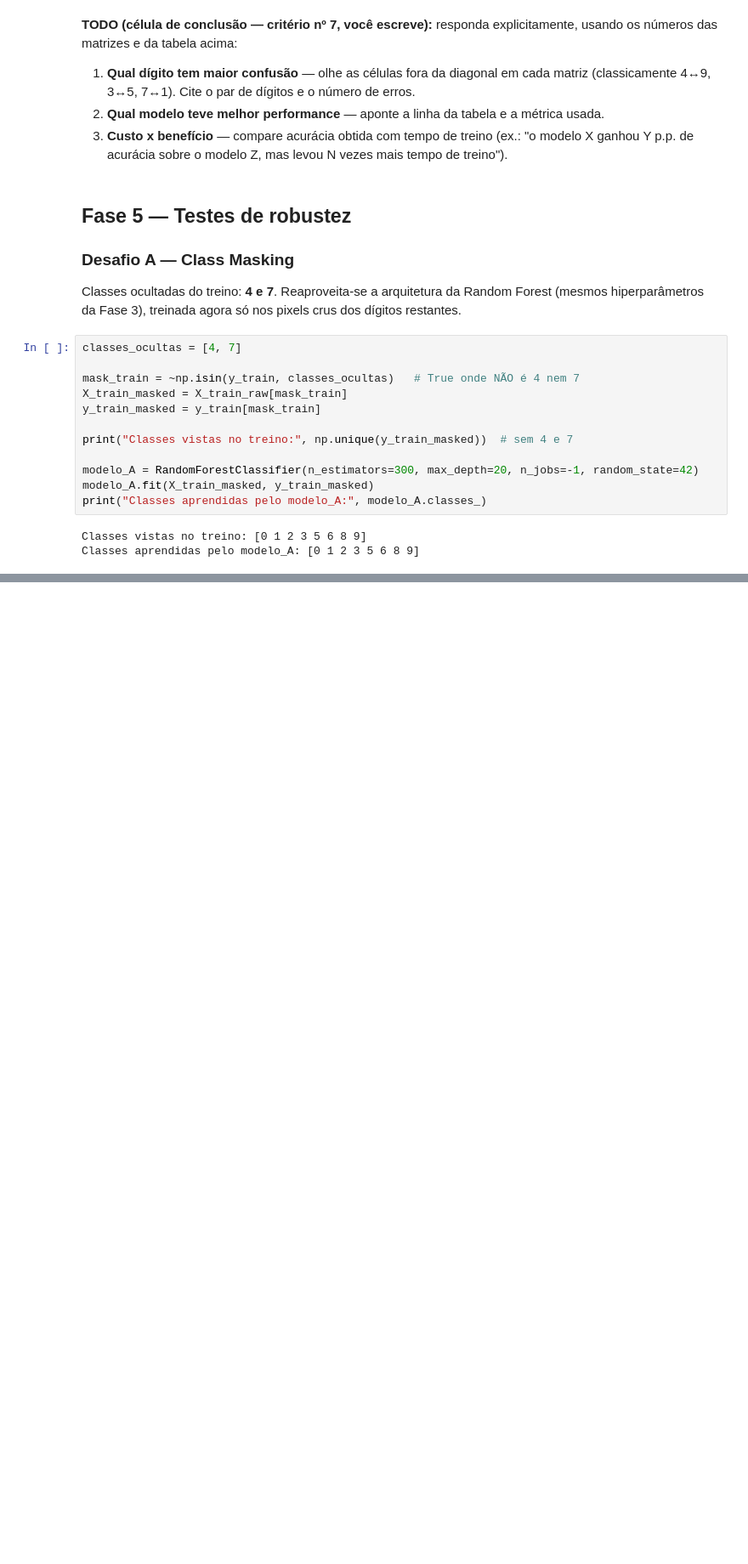
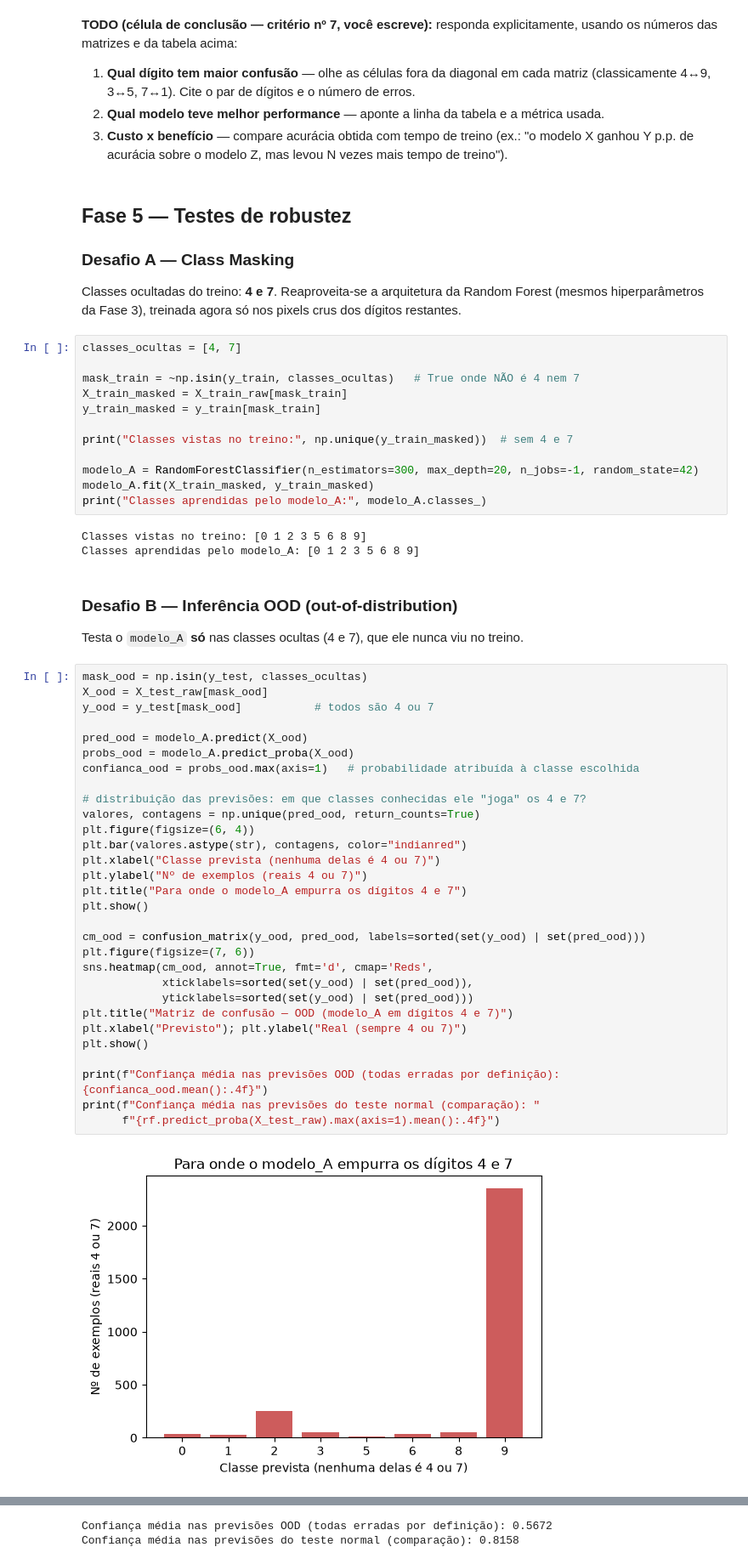
Before and after one commit to HerbCyor/projeto-sctec-modulo-2, a Jupyter notebook: notebook_mnist.ipynb, the cells around one changed output, grey strips where cells are left out. Shown at 85% size. Cells and saved outputs as stored; diff of their text form; blank space fills up the shorter version.

Commit message:
testa modelo_A em inferencia OOD com digitos 4 e 7
Co-Authored-By: Claude Sonnet 5 <noreply@anthropic.com>
Claude-Session: https://claude.ai/code/session_01GeU6HcuBq2Bdbvm1gvYFWP

```diff
--- a/notebook_mnist.ipynb
+++ b/notebook_mnist.ipynb
@@ -376,3 +376,39 @@ print("Classes aprendidas pelo modelo_A:", modelo_A.classes_)
 # %% [output]
 Classes vistas no treino: [0 1 2 3 5 6 8 9]
 Classes aprendidas pelo modelo_A: [0 1 2 3 5 6 8 9]
+# %% [markdown]
+### Desafio B — Inferência OOD (out-of-distribution)
+
+Testa o `modelo_A` **só** nas classes ocultas (4 e 7), que ele nunca viu no treino.
+# %%
+mask_ood = np.isin(y_test, classes_ocultas)
+X_ood = X_test_raw[mask_ood]
+y_ood = y_test[mask_ood]           # todos são 4 ou 7
+
+pred_ood = modelo_A.predict(X_ood)
+probs_ood = modelo_A.predict_proba(X_ood)
+confianca_ood = probs_ood.max(axis=1)   # probabilidade atribuída à classe escolhida
+
+# distribuição das previsões: em que classes conhecidas ele "joga" os 4 e 7?
+valores, contagens = np.unique(pred_ood, return_counts=True)
+plt.figure(figsize=(6, 4))
+plt.bar(valores.astype(str), contagens, color="indianred")
+plt.xlabel("Classe prevista (nenhuma delas é 4 ou 7)")
+plt.ylabel("Nº de exemplos (reais 4 ou 7)")
+plt.title("Para onde o modelo_A empurra os dígitos 4 e 7")
+plt.show()
+
+cm_ood = confusion_matrix(y_ood, pred_ood, labels=sorted(set(y_ood) | set(pred_ood)))
+plt.figure(figsize=(7, 6))
+sns.heatmap(cm_ood, annot=True, fmt='d', cmap='Reds',
+            xticklabels=sorted(set(y_ood) | set(pred_ood)),
+            yticklabels=sorted(set(y_ood) | set(pred_ood)))
+plt.title("Matriz de confusão — OOD (modelo_A em dígitos 4 e 7)")
+plt.xlabel("Previsto"); plt.ylabel("Real (sempre 4 ou 7)")
+plt.show()
+
+print(f"Confiança média nas previsões OOD (todas erradas por definição): {confianca_ood.mean():.4f}")
+print(f"Confiança média nas previsões do teste normal (comparação): "
+      f"{rf.predict_proba(X_test_raw).max(axis=1).mean():.4f}")
+# %% [output]
+[figure, added]
@@ -378,0 +416,2 @@ Classes aprendidas pelo modelo_A: [0 1 2 3 5 6 8 9]
+Confiança média nas previsões OOD (todas erradas por definição): 0.5672
+Confiança média nas previsões do teste normal (comparação): 0.8158
```
Also changed, not shown: parts of 4 cells of this notebook.
